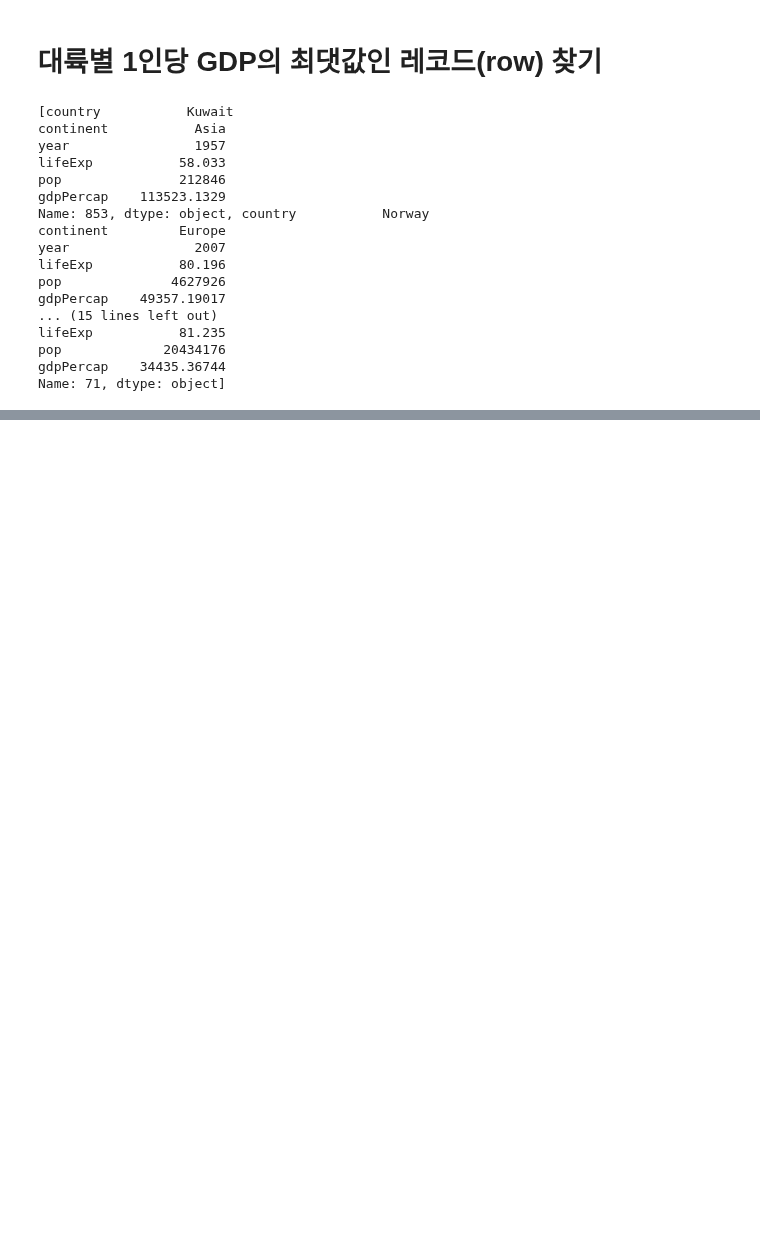
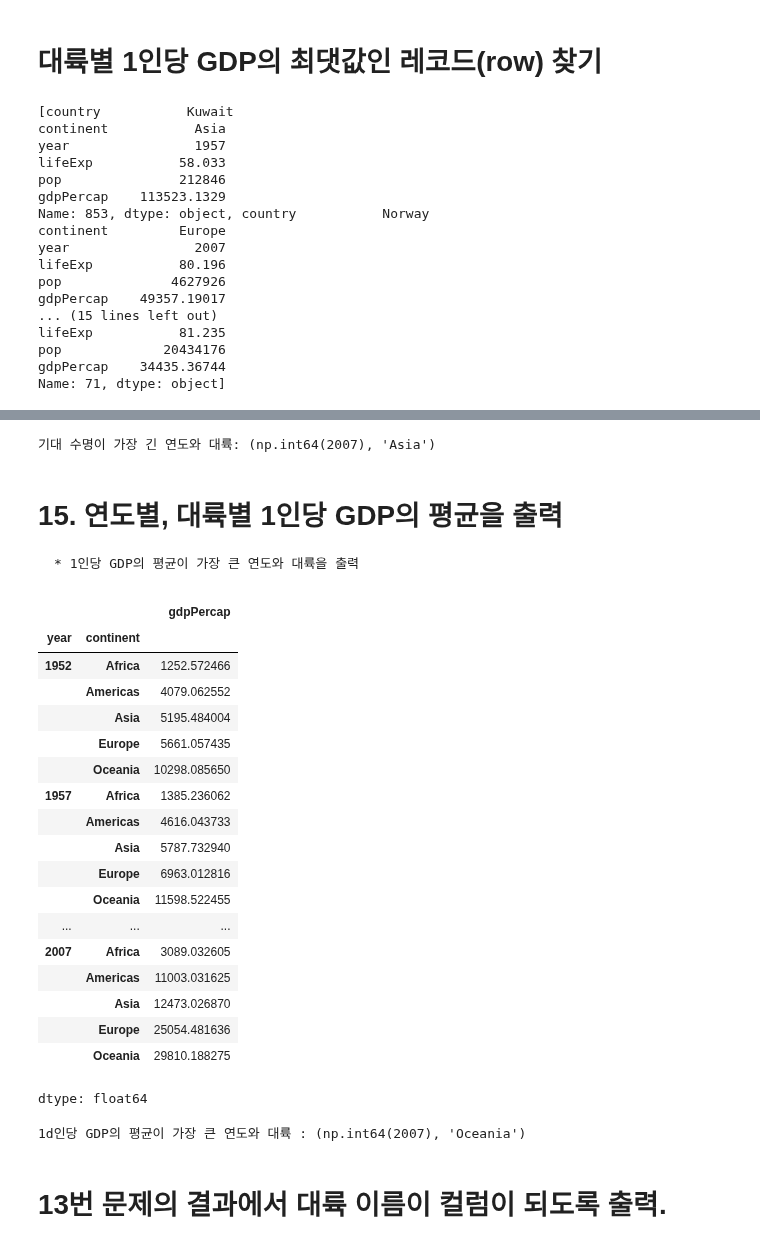
Before and after one commit to Sjleerodls/Data_Analysis, a Jupyter notebook: lab_da/da08_gapminder.ipynb, the cells around one changed output, grey strips where cells are left out. Cells and saved outputs as stored; diff of their text form; code cells hidden in the pictures; blank space fills up the shorter version.

```diff
--- a/lab_da/da08_gapminder.ipynb
+++ b/lab_da/da08_gapminder.ipynb
@@ -277,0 +318,45 @@ SyntaxError: invalid syntax (ipython-input-17-816140571.py, line 1)
+# %%
+# 기대 수명이 가장 긴 연도와 대륙은 어디인가요?
+max_result = gp_df.groupby(['year', 'continent']).lifeExp.max()
+max_year = max_result.idxmax()
+
+print(f'기대 수명이 가장 긴 연도와 대륙:', max_year)
+# %% [output]
+기대 수명이 가장 긴 연도와 대륙: (np.int64(2007), 'Asia')
+# %% [markdown]
+# 15. 연도별, 대륙별 1인당 GDP의 평균을 출력
+    * 1인당 GDP의 평균이 가장 큰 연도와 대륙을 출력
+# %%
+#연도별, 대륙별 1인당 GDP의 평균을 출력하세요.
+gdp_mean = gp_df.groupby(['year', 'continent']).gdpPercap.mean()
+gdp_mean
+# %% [output]
+|  |  | gdpPercap |
+| year | continent |  |
+| 1952 | Africa | 1252.572466 |
+|  | Americas | 4079.062552 |
+|  | Asia | 5195.484004 |
+|  | Europe | 5661.057435 |
+|  | Oceania | 10298.085650 |
+| 1957 | Africa | 1385.236062 |
+|  | Americas | 4616.043733 |
+|  | Asia | 5787.732940 |
+|  | Europe | 6963.012816 |
+|  | Oceania | 11598.522455 |
+| ... | ... | ... |
+| 2007 | Africa | 3089.032605 |
+|  | Americas | 11003.031625 |
+|  | Asia | 12473.026870 |
+|  | Europe | 25054.481636 |
+|  | Oceania | 29810.188275 |
+dtype: float64
+# %%
+#1인당 GDP의 평균이 가장 큰 연도와 대륙은 어디인가요?
+gdp_mean = gp_df.groupby(['year', 'continent']).gdpPercap.mean()
+max_gdp_mean = gdp_mean.idxmax()
+
+print(f'1d인당 GDP의 평균이 가장 큰 연도와 대륙 : {max_gdp_mean}')
+# %% [output]
+1d인당 GDP의 평균이 가장 큰 연도와 대륙 : (np.int64(2007), 'Oceania')
+# %% [markdown]
+# 13번 문제의 결과에서 대륙 이름이 컬럼이 되도록 출력.
```
Also changed, not shown: parts of 15 cells of this notebook.
